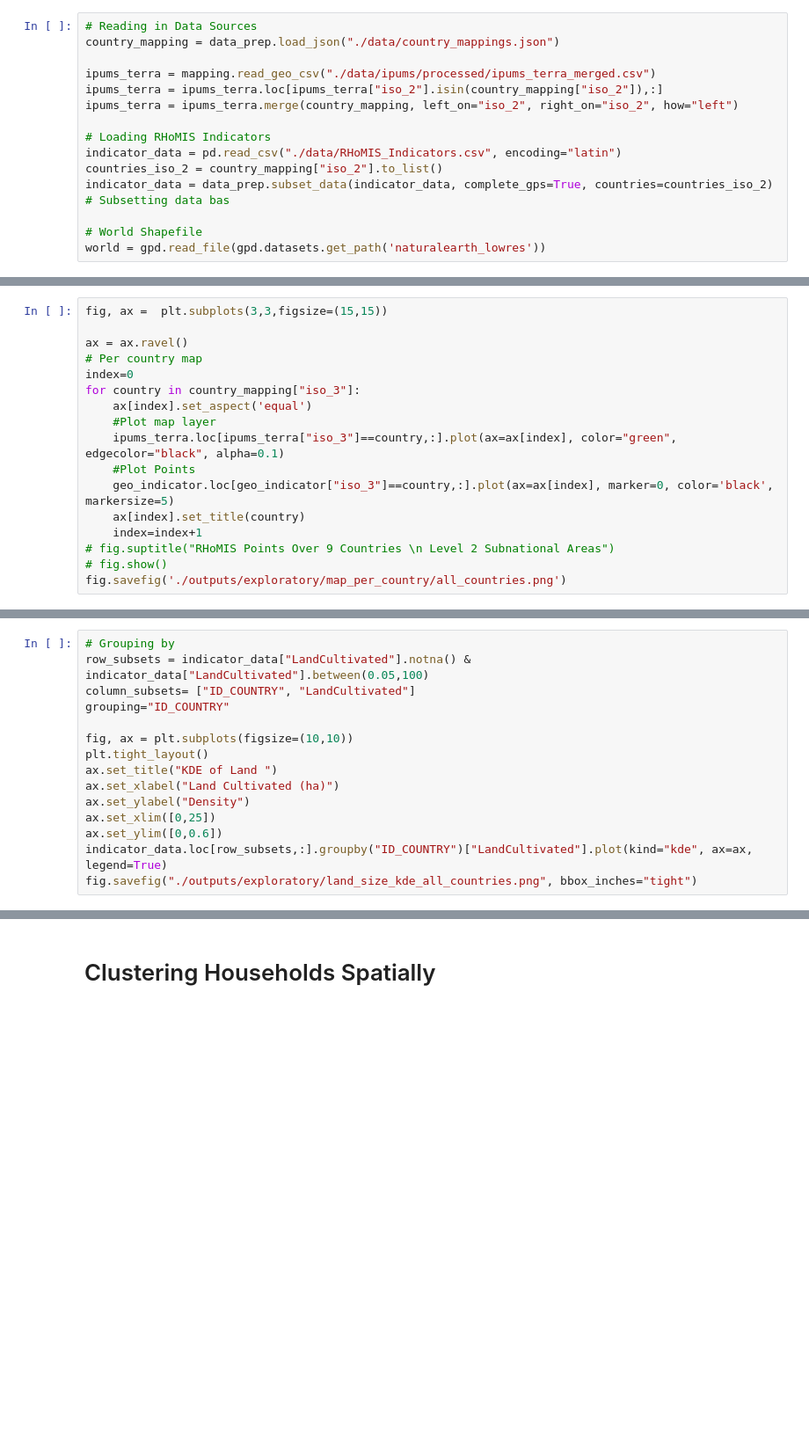
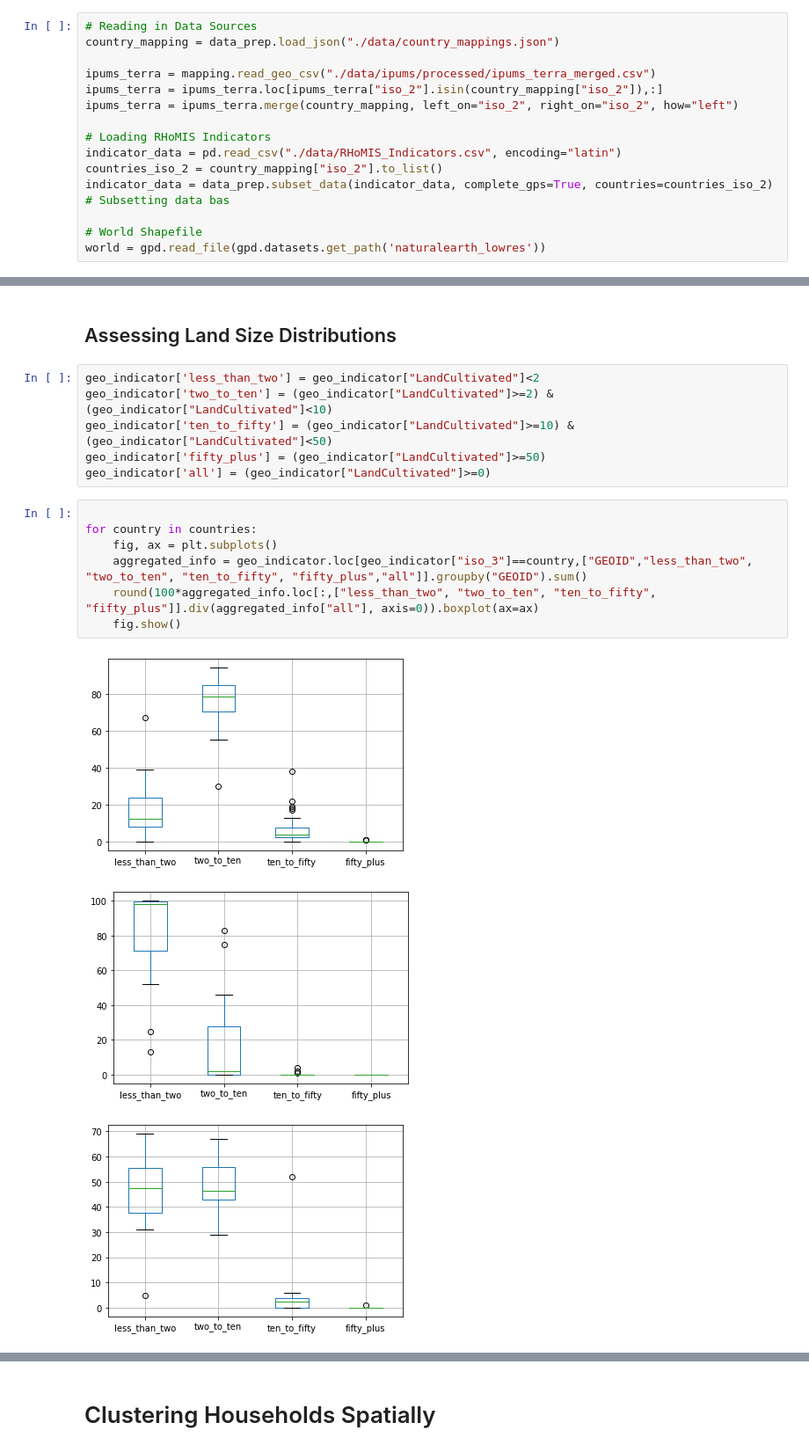
Before and after one commit to l-gorman/farm-size-analysis, a Jupyter notebook: explore.ipynb, the cells around one changed output, grey strips where cells are left out. Shown at 88% size. Drawn from its saved outputs; the diff is of its cells as text; blank space fills up the shorter version.

```diff
--- a/explore.ipynb
+++ b/explore.ipynb
@@ -97,17 +107,0 @@ fig.savefig('./outputs/exploratory/map.png')
-# %%
-fig, ax =  plt.subplots(3,3,figsize=(15,15))
-
-ax = ax.ravel()
-# Per country map
-index=0
-for country in country_mapping["iso_3"]:
-    ax[index].set_aspect('equal')
-    #Plot map layer
-    ipums_terra.loc[ipums_terra["iso_3"]==country,:].plot(ax=ax[index], color="green", edgecolor="black", alpha=0.1)
-    #Plot Points
-    geo_indicator.loc[geo_indicator["iso_3"]==country,:].plot(ax=ax[index], marker=0, color='black', markersize=5)
-    ax[index].set_title(country)
-    index=index+1
-# fig.suptitle("RHoMIS Points Over 9 Countries \n Level 2 Subnational Areas")
-# fig.show()
-fig.savefig('./outputs/exploratory/map_per_country/all_countries.png')
@@ -116,15 +107,0 @@ fig.savefig('./outputs/exploratory/map_per_country/all_countries.png')
-# %%
-# Grouping by
-row_subsets = indicator_data["LandCultivated"].notna() & indicator_data["LandCultivated"].between(0.05,100)
-column_subsets= ["ID_COUNTRY", "LandCultivated"]
-grouping="ID_COUNTRY"
-
-fig, ax = plt.subplots(figsize=(10,10))
-plt.tight_layout()
-ax.set_title("KDE of Land ")
-ax.set_xlabel("Land Cultivated (ha)")
-ax.set_ylabel("Density")
-ax.set_xlim([0,25])
-ax.set_ylim([0,0.6])
-indicator_data.loc[row_subsets,:].groupby("ID_COUNTRY")["LandCultivated"].plot(kind="kde", ax=ax, legend=True)
-fig.savefig("./outputs/exploratory/land_size_kde_all_countries.png", bbox_inches="tight")
@@ -132,0 +108,19 @@ fig.savefig("./outputs/exploratory/land_size_kde_all_countries.png", bbox_inches
+# %% [markdown]
+## Assessing Land Size Distributions
+# %%
+geo_indicator['less_than_two'] = geo_indicator["LandCultivated"]<2
+geo_indicator['two_to_ten'] = (geo_indicator["LandCultivated"]>=2) & (geo_indicator["LandCultivated"]<10)
+geo_indicator['ten_to_fifty'] = (geo_indicator["LandCultivated"]>=10) & (geo_indicator["LandCultivated"]<50)
+geo_indicator['fifty_plus'] = (geo_indicator["LandCultivated"]>=50)
+geo_indicator['all'] = (geo_indicator["LandCultivated"]>=0)
+# %%
+
+for country in countries:
+    fig, ax = plt.subplots()
+    aggregated_info = geo_indicator.loc[geo_indicator["iso_3"]==country,["GEOID","less_than_two", "two_to_ten", "ten_to_fifty", "fifty_plus","all"]].groupby("GEOID").sum()
+    round(100*aggregated_info.loc[:,["less_than_two", "two_to_ten", "ten_to_fifty", "fifty_plus"]].div(aggregated_info["all"], axis=0)).boxplot(ax=ax)
+    fig.show()
+# %% [output]
+[figure, added]
+[figure, added]
+[figure, added]
```
Also changed, not shown: parts of 21 cells of this notebook, 9 other files.
